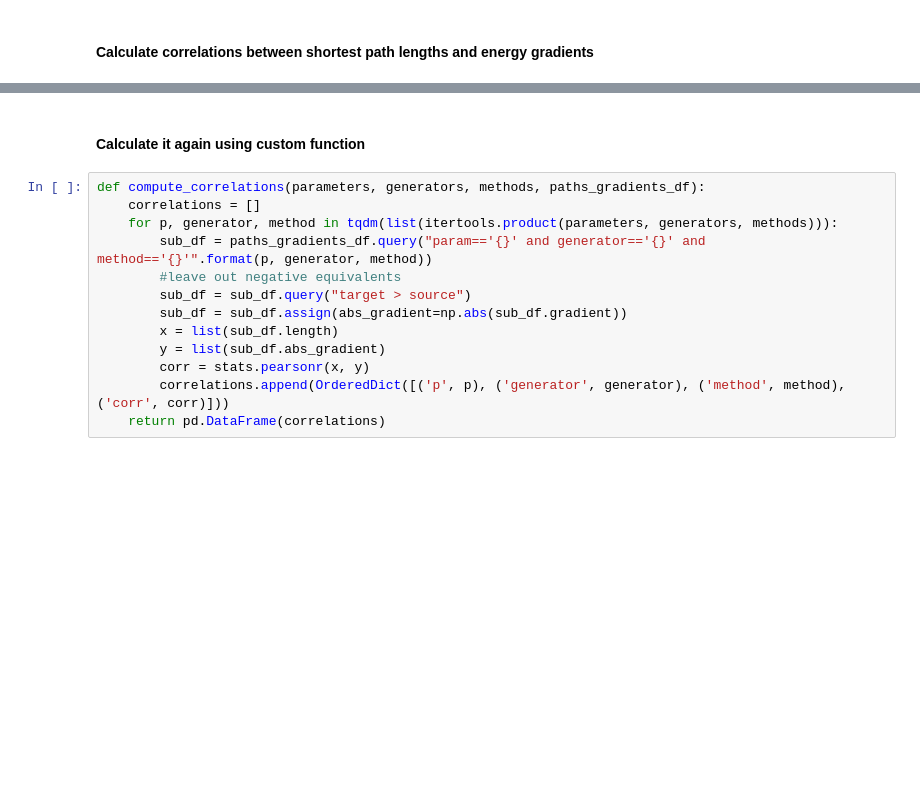
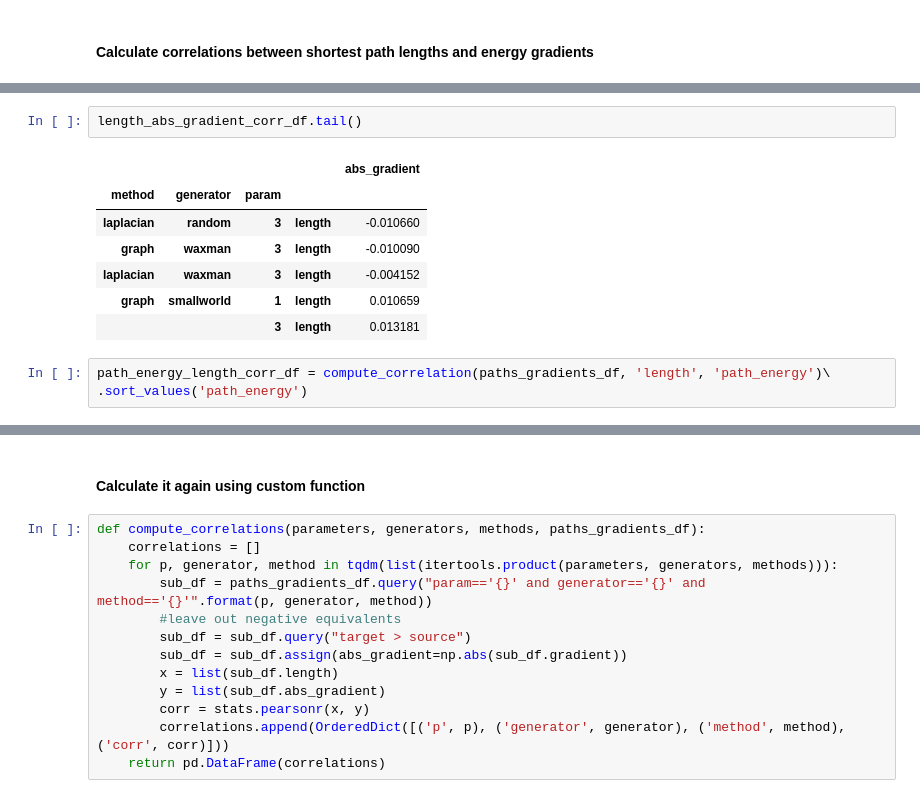
Before and after one commit to megaduks/entropy-complex-networks, a Jupyter notebook: networkentropy/experiments/Energy gradient correlations.ipynb, the cells around one changed output, grey strips where cells are left out. Drawn from its saved outputs; the diff is of its cells as text; blank space fills up the shorter version.

```diff
--- a/networkentropy/experiments/Energy gradient correlations.ipynb
+++ b/networkentropy/experiments/Energy gradient correlations.ipynb
@@ -125,0 +132,13 @@ corr_df.loc[idx[:, :, :, 'gradient'], 'length'].to_frame().sort_values('length',
+# %%
+length_abs_gradient_corr_df.tail()
+# %% [output]
+|  |  |  |  | abs_gradient |
+| method | generator | param |  |  |
+| laplacian | random | 3 | length | -0.010660 |
+| graph | waxman | 3 | length | -0.010090 |
+| laplacian | waxman | 3 | length | -0.004152 |
+| graph | smallworld | 1 | length | 0.010659 |
+|  |  | 3 | length | 0.013181 |
+# %%
+path_energy_length_corr_df = compute_correlation(paths_gradients_df, 'length', 'path_energy')\
+.sort_values('path_energy')
```
Also changed, not shown: parts of 10 cells of this notebook.
